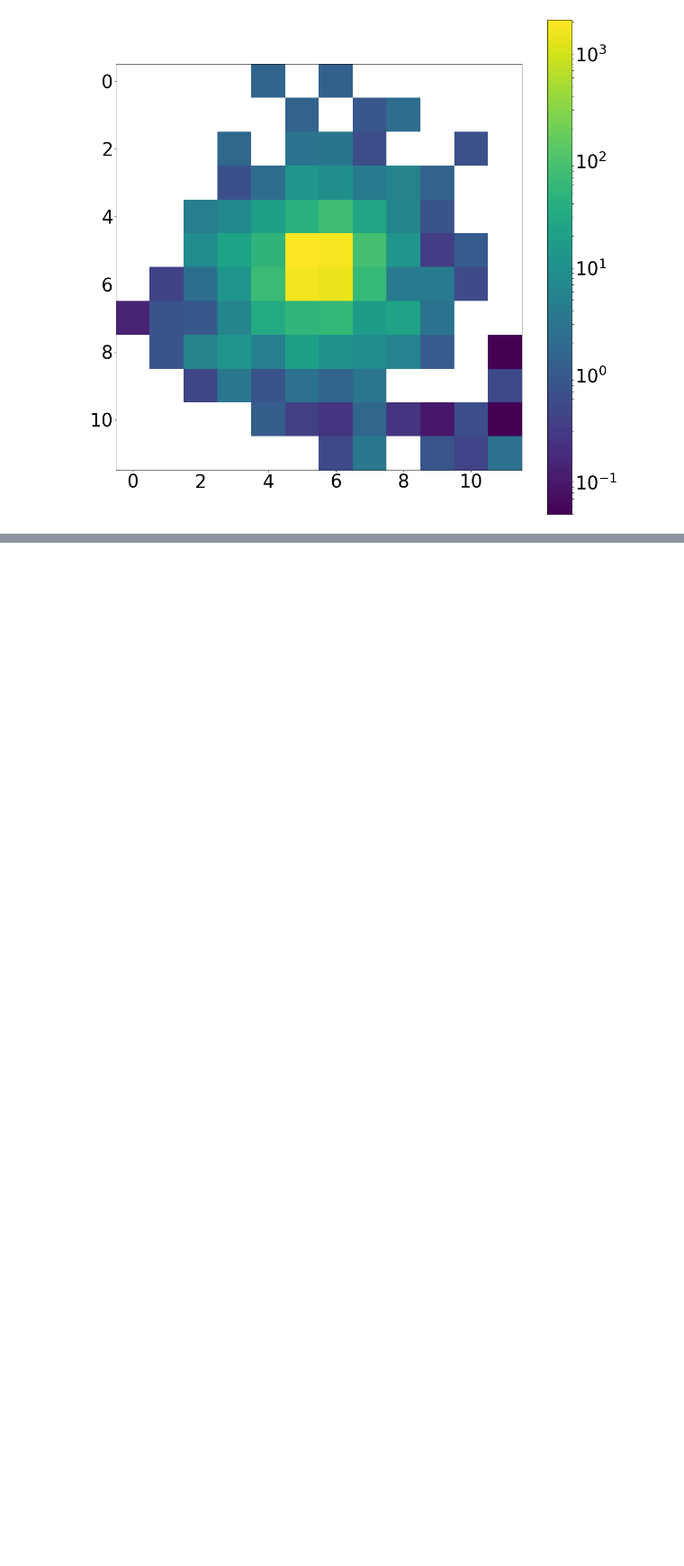
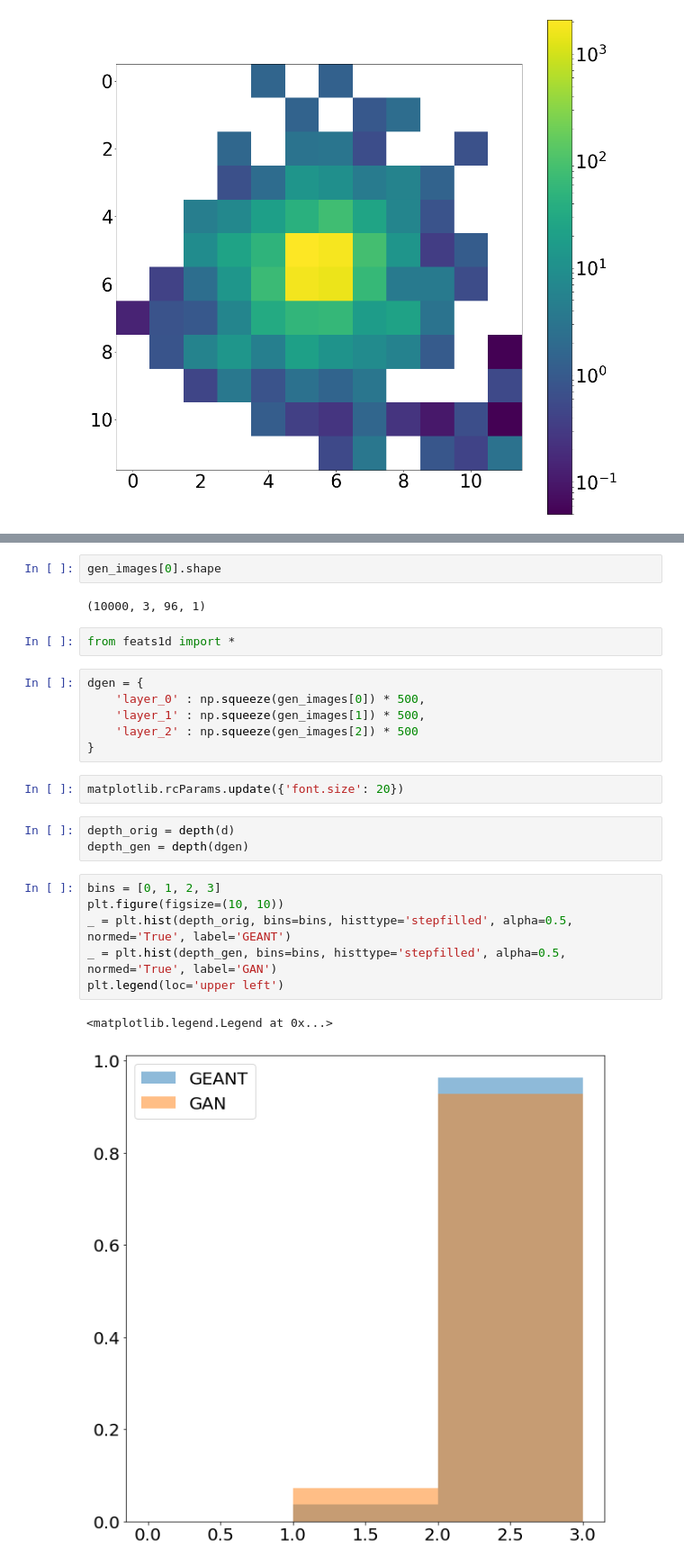
Before and after one commit to hep-lbdl/CaloGAN, a Jupyter notebook: secondlook.ipynb, the cells around one changed output, grey strips where cells are left out. Shown: that part at 90% size. Saved outputs shown, nothing was run; the diff lists cells and outputs as text; blank space fills up the shorter version.

```diff
--- a/secondlook.ipynb
+++ b/secondlook.ipynb
@@ -127,0 +461,26 @@ plt.colorbar()
+# %%
+gen_images[0].shape
+# %% [output]
+(10000, 3, 96, 1)
+# %%
+from feats1d import *
+# %%
+dgen = {
+    'layer_0' : np.squeeze(gen_images[0]) * 500,
+    'layer_1' : np.squeeze(gen_images[1]) * 500,
+    'layer_2' : np.squeeze(gen_images[2]) * 500
+}
+# %%
+matplotlib.rcParams.update({'font.size': 20})
+# %%
+depth_orig = depth(d)
+depth_gen = depth(dgen)
+# %%
+bins = [0, 1, 2, 3]
+plt.figure(figsize=(10, 10))
+_ = plt.hist(depth_orig, bins=bins, histtype='stepfilled', alpha=0.5, normed='True', label='GEANT')
+_ = plt.hist(depth_gen, bins=bins, histtype='stepfilled', alpha=0.5, normed='True', label='GAN')
+plt.legend(loc='upper left')
+# %% [output]
+<matplotlib.legend.Legend at 0x...>
+[figure, added]
```
Also changed, not shown: parts of 38 cells of this notebook, 1 other file.
